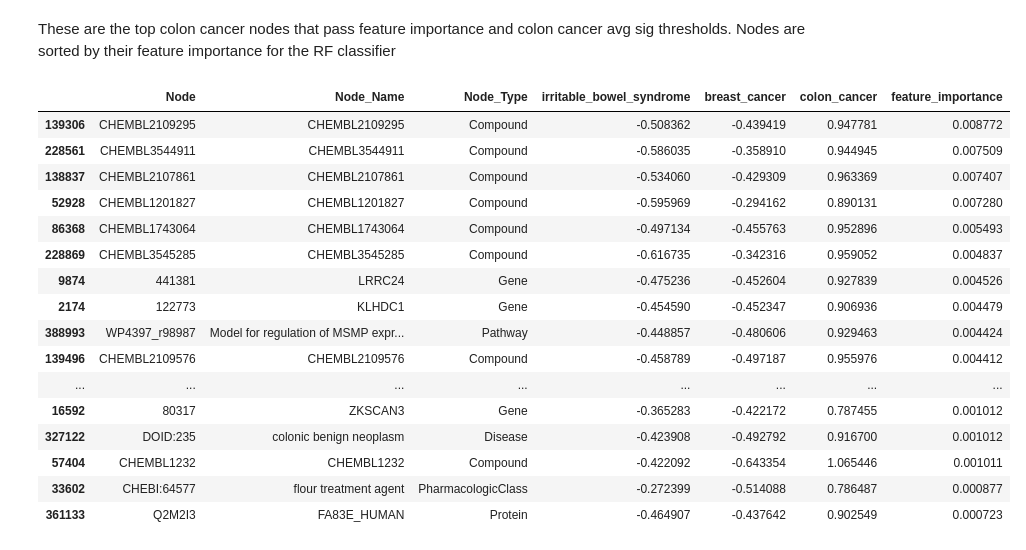
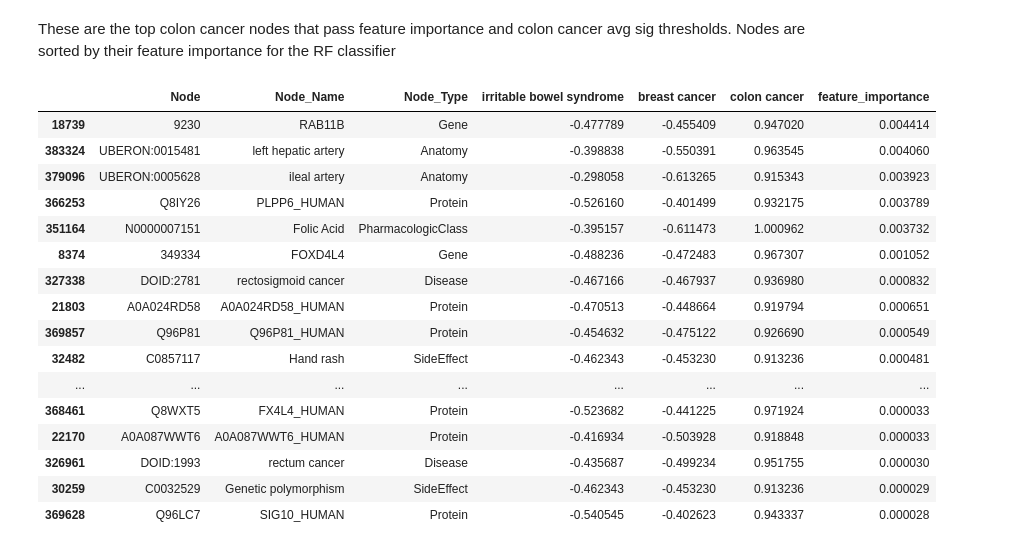
Before and after one commit to BaranziniLab/SPOKEsig-Workshop, a Jupyter notebook: code/patient_spoke_sig_analysis-Copy1.ipynb, the cells around one changed output. Drawn from its saved outputs; the diff is of its cells as text; code cells hidden in the pictures.

```diff
--- a/code/patient_spoke_sig_analysis-Copy1.ipynb
+++ b/code/patient_spoke_sig_analysis-Copy1.ipynb
@@ -337,23 +235,24 @@ classifier_results[classifier_results.feature_importance>feature_thresh].sort_va
 # %% [markdown]
 These are the top colon cancer nodes that pass feature importance and colon cancer avg sig thresholds. Nodes are sorted by their feature importance for the RF classifier
 # %%
+col = 'colon cancer'
 thresh = np.percentile(classifier_results[col].values, thresh_percentile)
-classifier_results[(classifier_results.feature_importance>feature_thresh)&(classifier_results[col]>thresh)].sort_values('feature_importance', ascending=False).head(top_n)
+classifier_results[(classifier_results.Node_Type!='Compound')&(classifier_results.feature_importance>feature_thresh)&(classifier_results[col]>thresh)].sort_values('feature_importance', ascending=False).head(top_n)
 # %% [output]
-|  | Node | Node_Name | Node_Type | irritable_bowel_syndrome | breast_cancer | colon_cancer | feature_importance |
-| 139306 | CHEMBL2109295 | CHEMBL2109295 | Compound | -0.508362 | -0.439419 | 0.947781 | 0.008772 |
-| 228561 | CHEMBL3544911 | CHEMBL3544911 | Compound | -0.586035 | -0.358910 | 0.944945 | 0.007509 |
-| 138837 | CHEMBL2107861 | CHEMBL2107861 | Compound | -0.534060 | -0.429309 | 0.963369 | 0.007407 |
-| 52928 | CHEMBL1201827 | CHEMBL1201827 | Compound | -0.595969 | -0.294162 | 0.890131 | 0.007280 |
-| 86368 | CHEMBL1743064 | CHEMBL1743064 | Compound | -0.497134 | -0.455763 | 0.952896 | 0.005493 |
-| 228869 | CHEMBL3545285 | CHEMBL3545285 | Compound | -0.616735 | -0.342316 | 0.959052 | 0.004837 |
-| 9874 | 441381 | LRRC24 | Gene | -0.475236 | -0.452604 | 0.927839 | 0.004526 |
-| 2174 | 122773 | KLHDC1 | Gene | -0.454590 | -0.452347 | 0.906936 | 0.004479 |
-| 388993 | WP4397_r98987 | Model for regulation of MSMP expr... | Pathway | -0.448857 | -0.480606 | 0.929463 | 0.004424 |
-| 139496 | CHEMBL2109576 | CHEMBL2109576 | Compound | -0.458789 | -0.497187 | 0.955976 | 0.004412 |
+|  | Node | Node_Name | Node_Type | irritable bowel syndrome | breast cancer | colon cancer | feature_importance |
+| 18739 | 9230 | RAB11B | Gene | -0.477789 | -0.455409 | 0.947020 | 0.004414 |
+| 383324 | UBERON:0015481 | left hepatic artery | Anatomy | -0.398838 | -0.550391 | 0.963545 | 0.004060 |
+| 379096 | UBERON:0005628 | ileal artery | Anatomy | -0.298058 | -0.613265 | 0.915343 | 0.003923 |
+| 366253 | Q8IY26 | PLPP6_HUMAN | Protein | -0.526160 | -0.401499 | 0.932175 | 0.003789 |
+| 351164 | N0000007151 | Folic Acid | PharmacologicClass | -0.395157 | -0.611473 | 1.000962 | 0.003732 |
+| 8374 | 349334 | FOXD4L4 | Gene | -0.488236 | -0.472483 | 0.967307 | 0.001052 |
+| 327338 | DOID:2781 | rectosigmoid cancer | Disease | -0.467166 | -0.467937 | 0.936980 | 0.000832 |
+| 21803 | A0A024RD58 | A0A024RD58_HUMAN | Protein | -0.470513 | -0.448664 | 0.919794 | 0.000651 |
+| 369857 | Q96P81 | Q96P81_HUMAN | Protein | -0.454632 | -0.475122 | 0.926690 | 0.000549 |
+| 32482 | C0857117 | Hand rash | SideEffect | -0.462343 | -0.453230 | 0.913236 | 0.000481 |
 | ... | ... | ... | ... | ... | ... | ... | ... |
-| 16592 | 80317 | ZKSCAN3 | Gene | -0.365283 | -0.422172 | 0.787455 | 0.001012 |
-| 327122 | DOID:235 | colonic benign neoplasm | Disease | -0.423908 | -0.492792 | 0.916700 | 0.001012 |
-| 57404 | CHEMBL1232 | CHEMBL1232 | Compound | -0.422092 | -0.643354 | 1.065446 | 0.001011 |
-| 33602 | CHEBI:64577 | flour treatment agent | PharmacologicClass | -0.272399 | -0.514088 | 0.786487 | 0.000877 |
-| 361133 | Q2M2I3 | FA83E_HUMAN | Protein | -0.464907 | -0.437642 | 0.902549 | 0.000723 |
+| 368461 | Q8WXT5 | FX4L4_HUMAN | Protein | -0.523682 | -0.441225 | 0.971924 | 0.000033 |
+| 22170 | A0A087WWT6 | A0A087WWT6_HUMAN | Protein | -0.416934 | -0.503928 | 0.918848 | 0.000033 |
+| 326961 | DOID:1993 | rectum cancer | Disease | -0.435687 | -0.499234 | 0.951755 | 0.000030 |
+| 30259 | C0032529 | Genetic polymorphism | SideEffect | -0.462343 | -0.453230 | 0.913236 | 0.000029 |
+| 369628 | Q96LC7 | SIG10_HUMAN | Protein | -0.540545 | -0.402623 | 0.943337 | 0.000028 |
```
Also changed, not shown: parts of 20 cells of this notebook, 2 other files.
